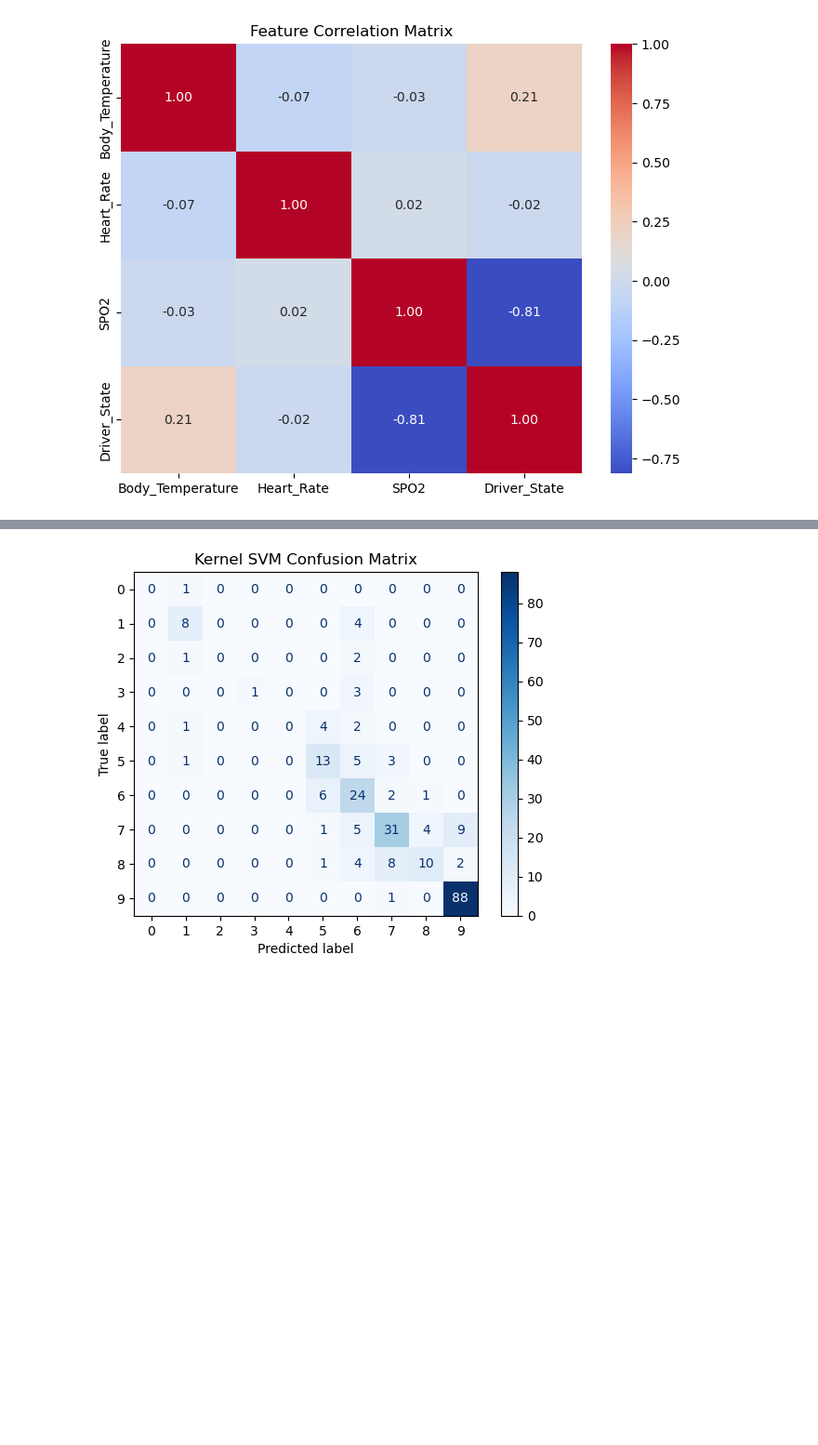
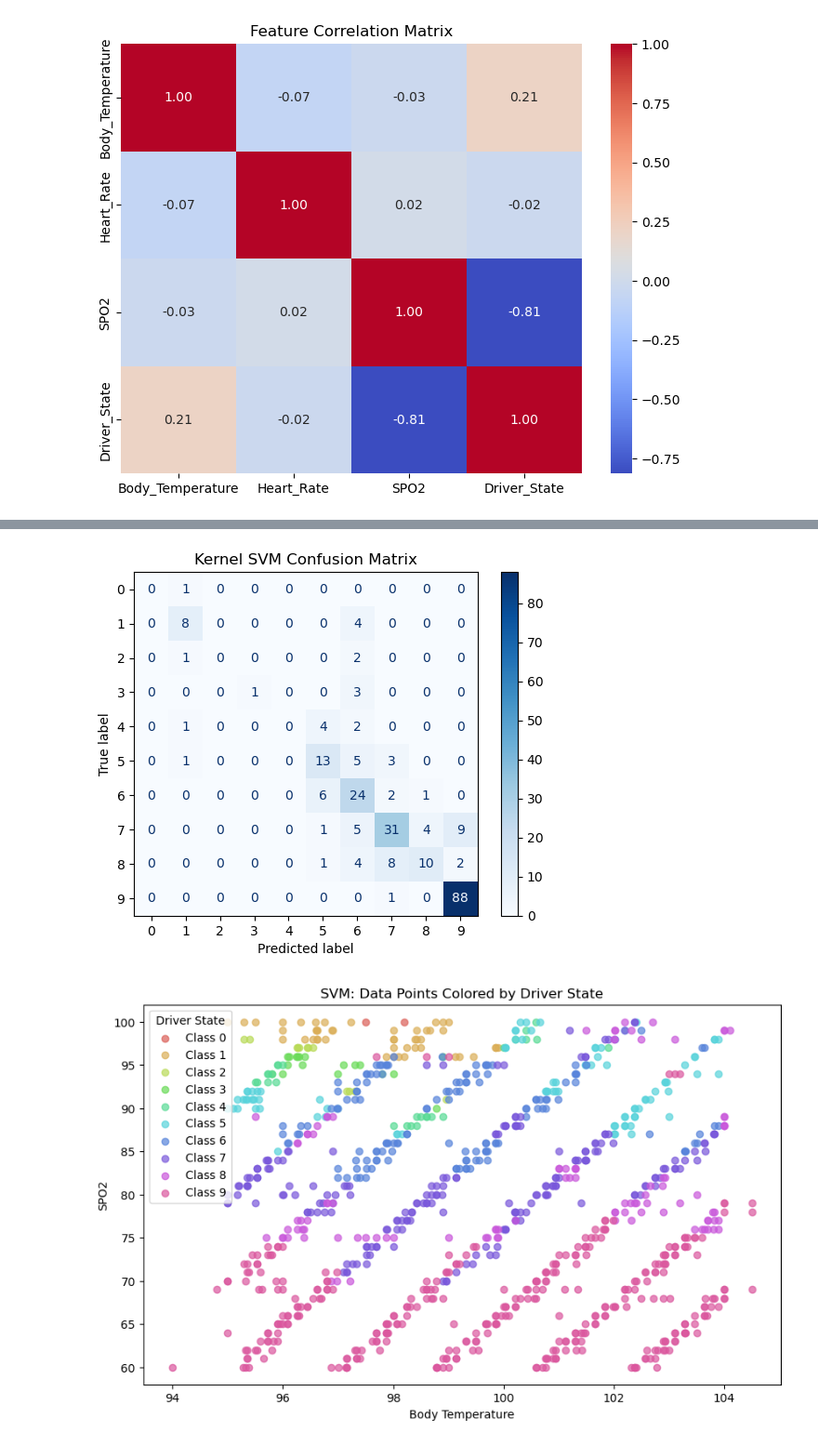
Before and after one commit to ManishNair01/Stress-Response, a Jupyter notebook: model copy.ipynb, the cells around one changed output, grey strips where cells are left out. Shown at 93% size. Drawn from its saved outputs; the diff is of its cells as text; code cells hidden in the pictures; blank space fills up the shorter version.

```diff
--- a/model copy.ipynb
+++ b/model copy.ipynb
@@ -37,33 +46,54 @@ plt.show()
 ### Kernel SVM Classifier ###
 print("Kernel SVM Classifier")
 svm_model = SVC(kernel='rbf', C=1, gamma='scale', random_state=42)  # RBF kernel
 svm_model.fit(X_train_scaled, y_train)
 svm_pred = svm_model.predict(X_test_scaled)
 print(f"Accuracy: {accuracy_score(y_test, svm_pred):.2f}")
 print(classification_report(y_test, svm_pred))
 ConfusionMatrixDisplay.from_predictions(y_test, svm_pred, cmap="Blues")
 plt.title("Kernel SVM Confusion Matrix")
 plt.show()
+
+# Dynamically create colors based on unique driver states
+unique_states = np.unique(y_train)
+colors = dict(zip(unique_states, sns.color_palette("hls", len(unique_states))))
+
+# SVM Decision Boundary Plot
+fig, ax = plt.subplots(figsize=(10, 6))
+for label in unique_states:
+    ax.scatter(
+        X_train[y_train == label]['Body_Temperature'],
+        X_train[y_train == label]['SPO2'],
+        color=colors[label],
+        label=f"Class {label}",
+        alpha=0.7
+    )
+plt.xlabel("Body Temperature")
+plt.ylabel("SPO2")
+plt.legend(title="Driver State", loc="best")
+plt.title("SVM: Data Points Colored by Driver State")
+plt.show()
 # %% [output]
 Kernel SVM Classifier
 Accuracy: 0.71
               precision    recall  f1-score   support
 
            0       0.00      0.00      0.00         1
            1       0.67      0.67      0.67        12
            2       0.00      0.00      0.00         3
            3       1.00      0.25      0.40         4
            4       0.00      0.00      0.00         7
            5       0.52      0.59      0.55        22
            6       0.49      0.73      0.59        33
            7       0.69      0.62      0.65        50
            8       0.67      0.40      0.50        25
            9       0.89      0.99      0.94        89
 
     accuracy                           0.71       246
    macro avg       0.49      0.42      0.43       246
 weighted avg       0.69      0.71      0.69       246
 [figure]
+[figure, added]
 # %%
 ### K-Nearest Neighbors (KNN) Classifier ###
 print("K-Nearest Neighbors (KNN) Classifier")
```
Also changed, not shown: parts of 6 cells of this notebook, 7 other files.
